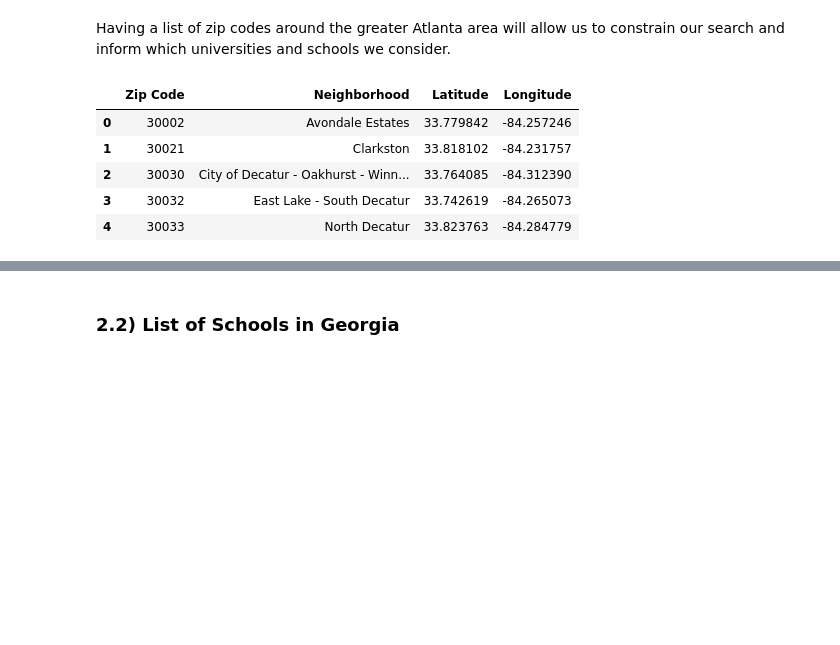
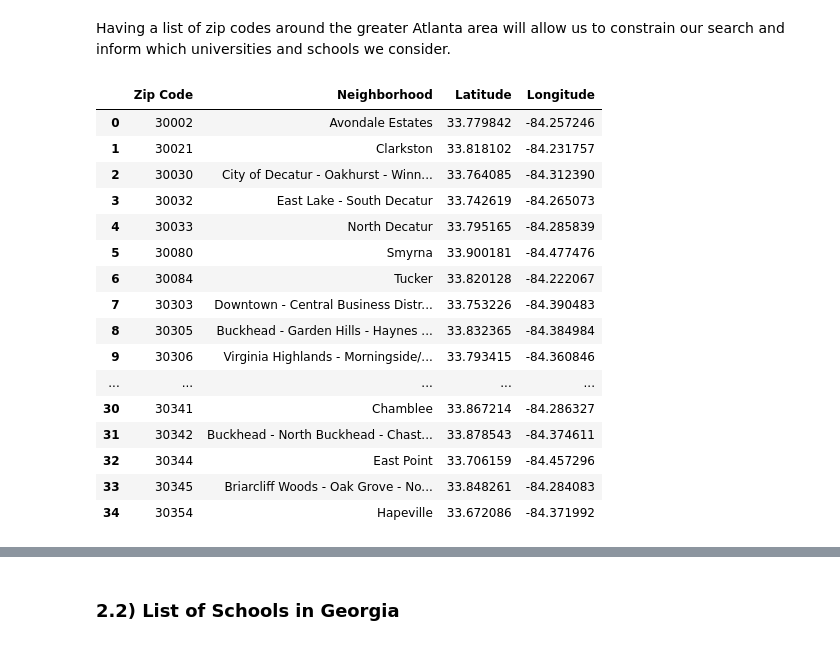
Before and after one commit to KSHHutch/Coursera_Capstone, a Jupyter notebook: DanceStudioPlacement.ipynb, the cells around one changed output, grey strips where cells are left out. Cells and saved outputs as stored; diff of their text form; code cells hidden in the pictures; blank space fills up the shorter version.

```diff
--- a/DanceStudioPlacement.ipynb
+++ b/DanceStudioPlacement.ipynb
@@ -93,32 +93,43 @@ atldf = pd.DataFrame({'Zip Code':zip_code, 'Neighborhood': neighborhoods})
 # %%
 #Add latitude and longitude to zip code dataframe
 
 geolocator = Nominatim(user_agent='foursquare_agent') #setup geolocator to find coordinates
 
 lat_zc = [] #empty lists to fill
 long_zc = []
 
 #Create lists of latitude and longitude
 for x in atldf['Zip Code'] :
     zc = x + ' , GA'
     location = geolocator.geocode(zc)
     lat_zc.append(location.latitude)
     long_zc.append(location.longitude)
     sleep(1)
 
 #Add lat and long to dataframe
 atldf['Latitude'] = lat_zc
 atldf['Longitude'] = long_zc
 
 #Preview dataframe
-atldf.head()
+atldf
 # %% [output]
 |  | Zip Code | Neighborhood | Latitude | Longitude |
 | 0 | 30002 | Avondale Estates | 33.779842 | -84.257246 |
 | 1 | 30021 | Clarkston | 33.818102 | -84.231757 |
 | 2 | 30030 | City of Decatur - Oakhurst - Winn... | 33.764085 | -84.312390 |
 | 3 | 30032 | East Lake - South Decatur | 33.742619 | -84.265073 |
-| 4 | 30033 | North Decatur | 33.823763 | -84.284779 |
+| 4 | 30033 | North Decatur | 33.795165 | -84.285839 |
+| 5 | 30080 | Smyrna | 33.900181 | -84.477476 |
+| 6 | 30084 | Tucker | 33.820128 | -84.222067 |
+| 7 | 30303 | Downtown - Central Business Distr... | 33.753226 | -84.390483 |
+| 8 | 30305 | Buckhead - Garden Hills - Haynes ... | 33.832365 | -84.384984 |
+| 9 | 30306 | Virginia Highlands - Morningside/... | 33.793415 | -84.360846 |
+| ... | ... | ... | ... | ... |
+| 30 | 30341 | Chamblee | 33.867214 | -84.286327 |
+| 31 | 30342 | Buckhead - North Buckhead - Chast... | 33.878543 | -84.374611 |
+| 32 | 30344 | East Point | 33.706159 | -84.457296 |
+| 33 | 30345 | Briarcliff Woods - Oak Grove - No... | 33.848261 | -84.284083 |
+| 34 | 30354 | Hapeville | 33.672086 | -84.371992 |
 # %%
 #Make a map of atlanta to get a feel for the area we're working in
 
```
Also changed, not shown: parts of 9 cells of this notebook.
